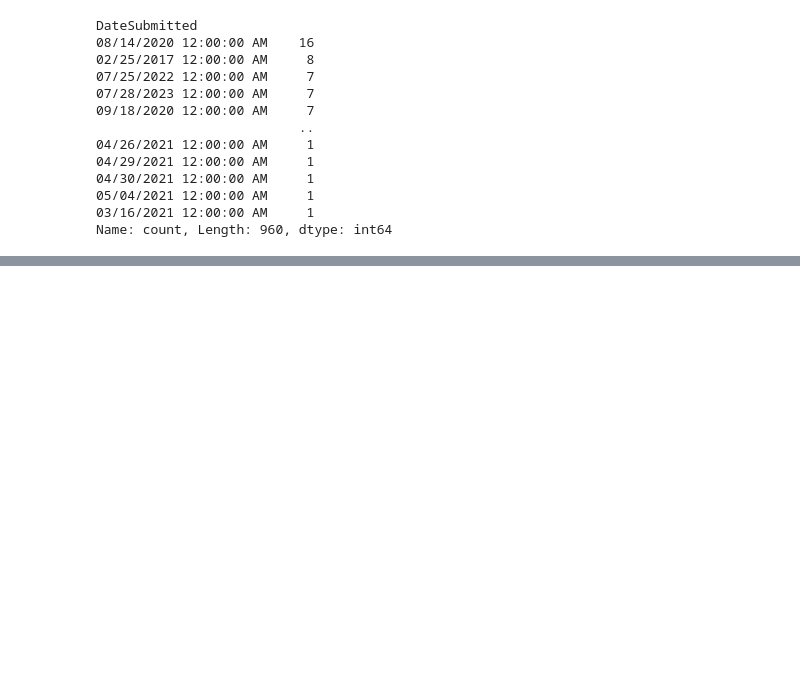
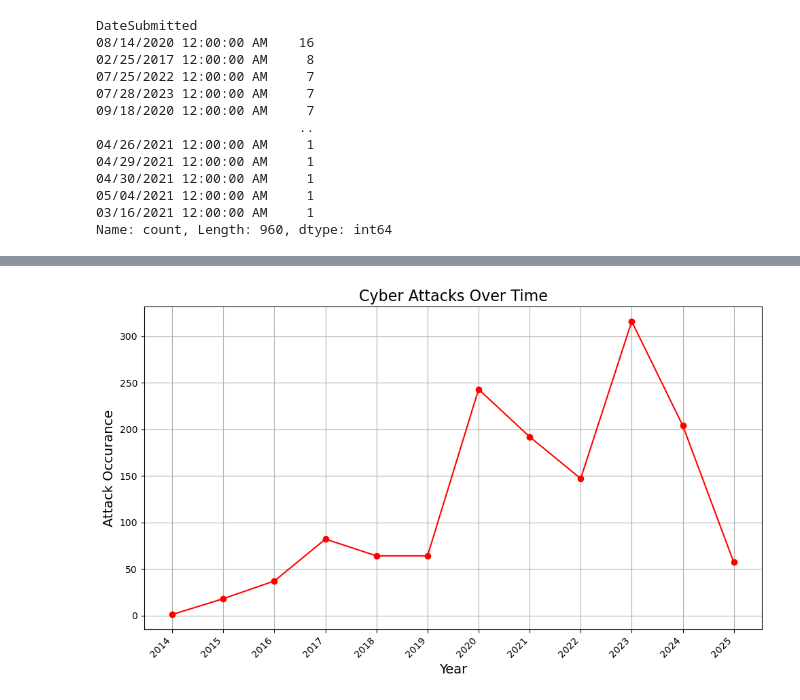
Before and after one commit to BrittanyRussell-15/Data_Breach_Risk_Capstone2025, a Jupyter notebook: notebooks/washingtoncyberattackscapstonebybrittanyrussell.ipynb, the cells around one changed output, grey strips where cells are left out. Drawn from its saved outputs; the diff is of its cells as text; code cells hidden in the pictures; blank space fills up the shorter version.

```diff
--- a/notebooks/washingtoncyberattackscapstonebybrittanyrussell.ipynb
+++ b/notebooks/washingtoncyberattackscapstonebybrittanyrussell.ipynb
@@ -218,0 +352,2 @@ Name: count, Length: 960, dtype: int64
+# %%
+washington_data_breach = washington_data_breach.drop(columns=['OldYearColumn'])
@@ -218,0 +359,4 @@ Name: count, Length: 960, dtype: int64
+# %%
+BreachOccurance =washington_data_breach['Year'].value_counts()
+BreachOccurance.reset_index()
+BreachOccurance=pd.DataFrame(BreachOccurance)
@@ -218,0 +379,3 @@ Name: count, Length: 960, dtype: int64
+# %%
+BreachOccurance = BreachOccurance.rename(columns={'Year' : 'Year', 'count': 'AttackOccurance'})
+BreachOccurance.reset_index()
@@ -218,0 +396,2 @@ Name: count, Length: 960, dtype: int64
+# %%
+BreachOccurance = BreachOccurance.sort_values(by='Year').reset_index()
@@ -218,0 +414,15 @@ Name: count, Length: 960, dtype: int64
+# %%
+#Plotting the BreachOccurance Overtime
+
+plt.figure(figsize=(10, 6))
+plt.plot(BreachOccurance['Year'], BreachOccurance['AttackOccurance'], marker='o', linestyle='-', color='red')
+plt.title('Cyber Attacks Over Time', fontsize = 16)
+plt.xlabel('Year', fontsize = 14)
+plt.ylabel('Attack Occurance', fontsize = 14)
+plt.grid(True)
+plt.xticks(BreachOccurance['Year'].unique()) # Ensuring all years are shown as ticks
+plt.xticks(rotation=45, ha='right') # Rotating the labels by 45 degrees, align to the right
+plt.tight_layout()
+plt.show()
+# %% [output]
+[figure, added]
```
Also changed, not shown: parts of 33 cells of this notebook, 5 other files.
